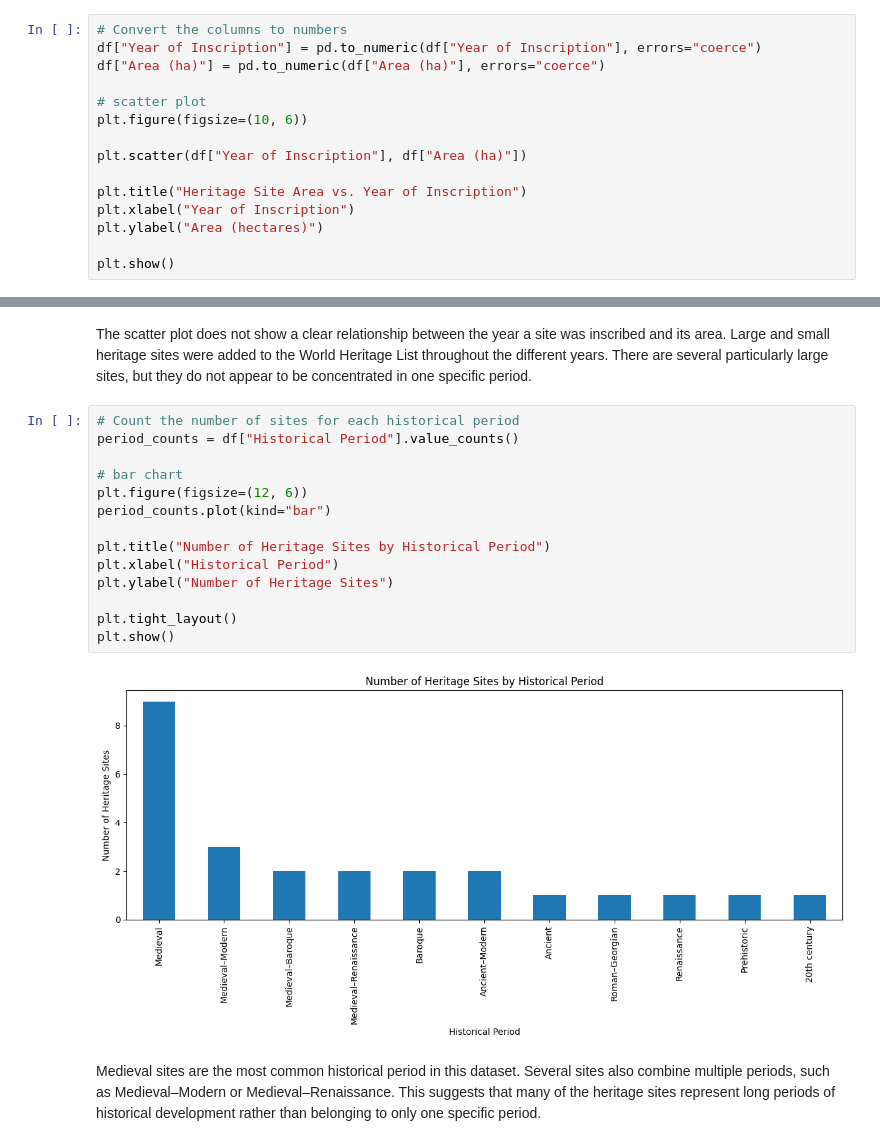
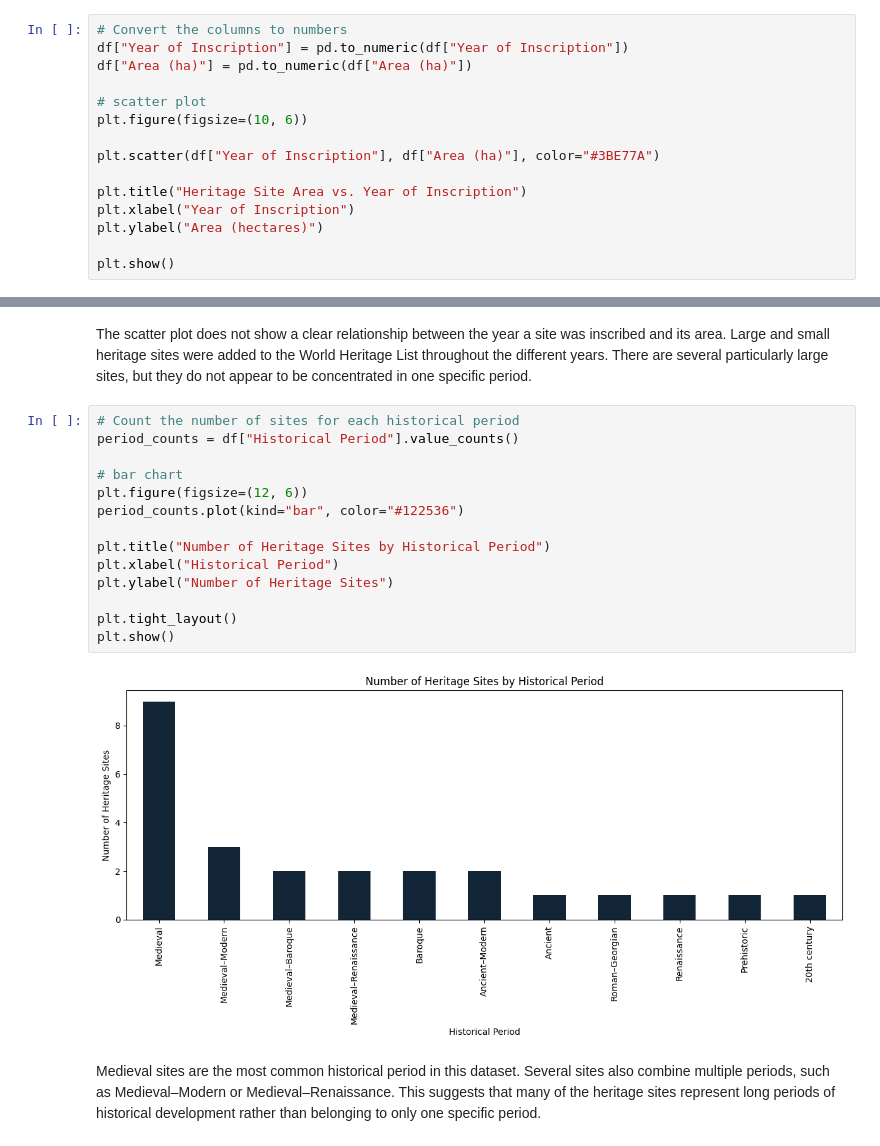
Before and after one commit to carovvv/dt-2026-data-visualisation, a Jupyter notebook: notebooks/digital humanities/homework/homework.ipynb, the cells around one changed output, grey strips where cells are left out. Drawn from its saved outputs; the diff is of its cells as text.

```diff
--- a/notebooks/digital humanities/homework/homework.ipynb
+++ b/notebooks/digital humanities/homework/homework.ipynb
@@ -39,13 +39,13 @@ dataset is not evenly distributed across countries, with some countries
 having a much larger representation of heritage sites.
 # %%
 # Convert the columns to numbers
-df["Year of Inscription"] = pd.to_numeric(df["Year of Inscription"], errors="coerce")
-df["Area (ha)"] = pd.to_numeric(df["Area (ha)"], errors="coerce")
+df["Year of Inscription"] = pd.to_numeric(df["Year of Inscription"])
+df["Area (ha)"] = pd.to_numeric(df["Area (ha)"])
 
 # scatter plot
 plt.figure(figsize=(10, 6))
 
-plt.scatter(df["Year of Inscription"], df["Area (ha)"])
+plt.scatter(df["Year of Inscription"], df["Area (ha)"], color="#3BE77A")
 
 plt.title("Heritage Site Area vs. Year of Inscription")
 plt.xlabel("Year of Inscription")
@@ -63,19 +63,19 @@ specific period.
 # %%
 # Count the number of sites for each historical period
 period_counts = df["Historical Period"].value_counts()
 
 # bar chart
 plt.figure(figsize=(12, 6))
-period_counts.plot(kind="bar")
+period_counts.plot(kind="bar", color="#122536")
 
 plt.title("Number of Heritage Sites by Historical Period")
 plt.xlabel("Historical Period")
 plt.ylabel("Number of Heritage Sites")
 
 plt.tight_layout()
 plt.show()
 # %% [output]
-[figure, old version]
+[figure, new version]
 # %% [markdown]
 Medieval sites are the most common historical period in this dataset. Several
 sites also combine multiple periods, such as Medieval–Modern or
```
Also changed, not shown: parts of 1 cell of this notebook.
